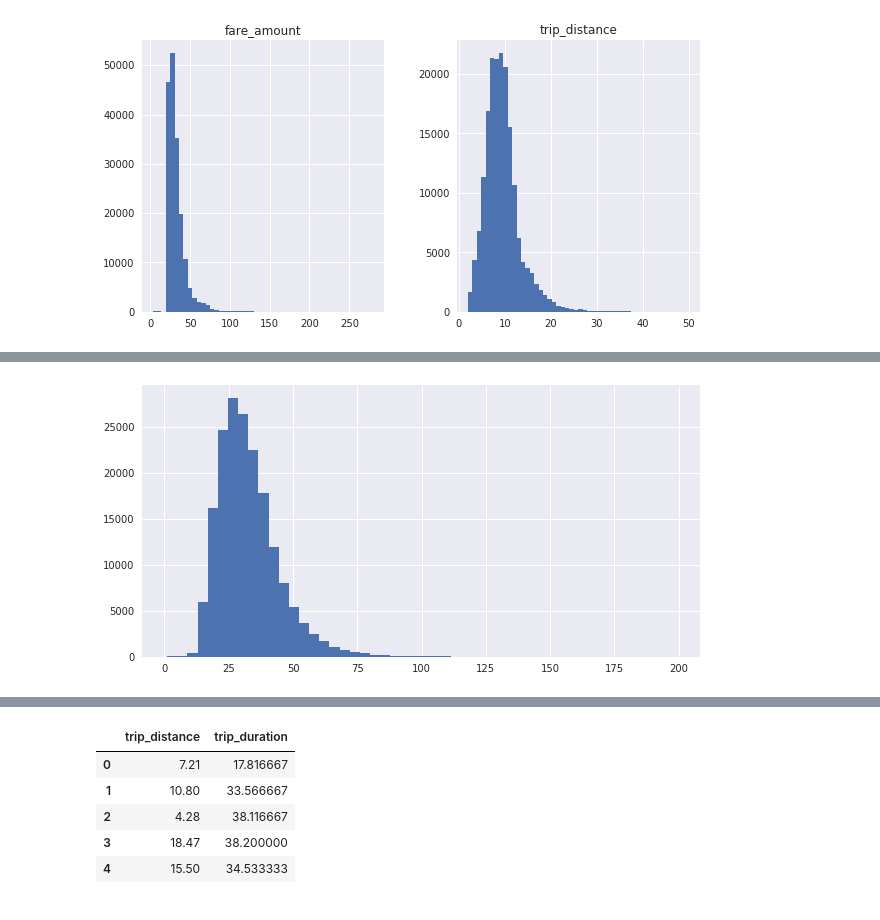
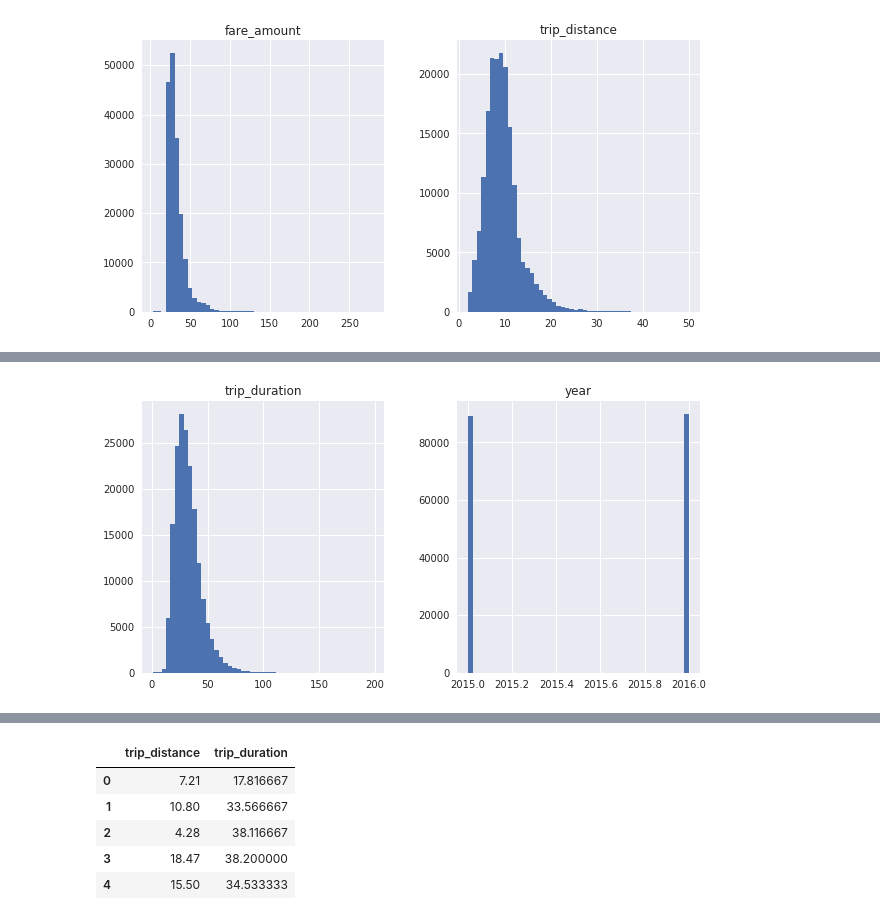
Before and after one commit to stephenleo/nyc-taxi, a Jupyter notebook: 02_Fare Prediction.ipynb, the cells around one changed output, grey strips where cells are left out. Drawn from its saved outputs; the diff is of its cells as text; code cells hidden in the pictures.

```diff
--- a/Fare Prediction.ipynb
+++ b/02_Fare Prediction.ipynb
@@ -76,5 +82,6 @@ df_filtered['trip_duration'].hist(figsize = (10,5), bins=50);
 # %%
+# Remove those outliers with very low or very high trip_duration
 df_filtered = df_filtered[(df_filtered['trip_duration'] <= 200) & (df_filtered['trip_duration'] > 1)]
-df_filtered['trip_duration'].hist(figsize = (10,5), bins=50);
+df_filtered[['trip_duration', 'year']].hist(figsize = (10,5), bins=50);
 # %% [output]
-[figure, old version]
+[figure, new version]
```
Also changed, not shown: parts of 31 cells of this notebook, 1 other file.
